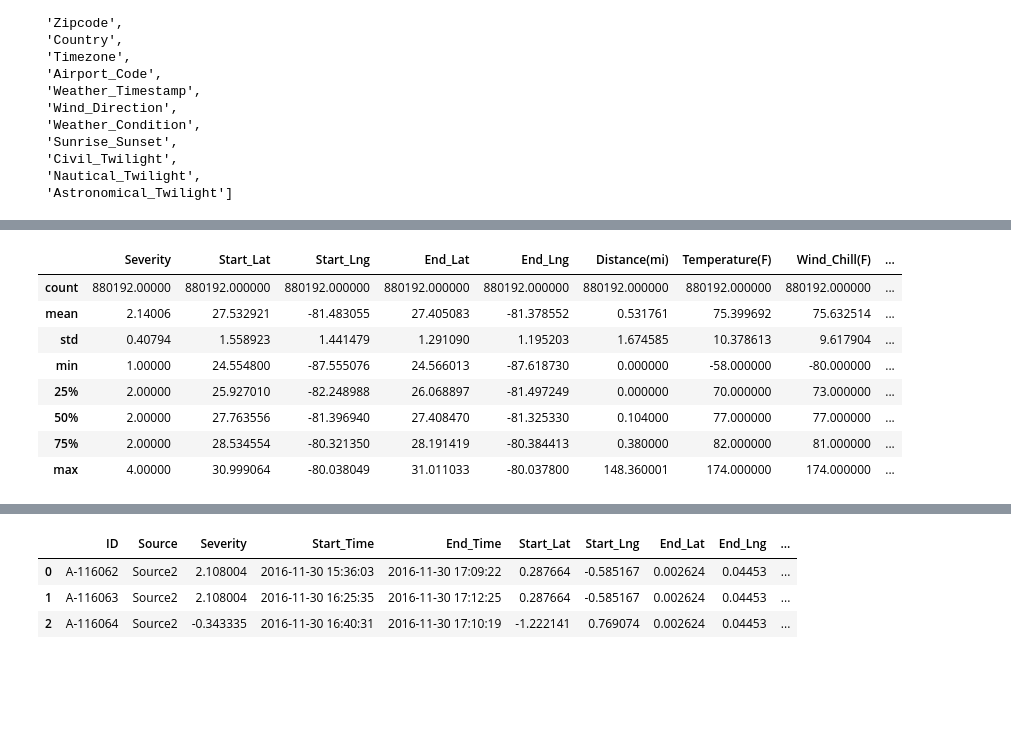
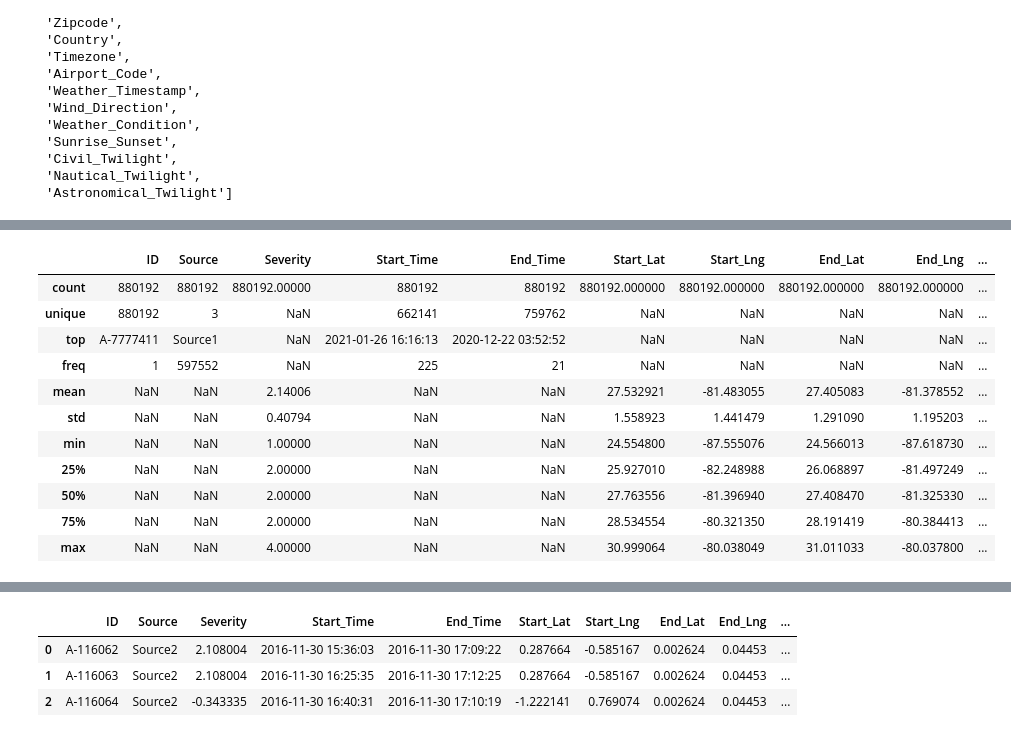
Before and after one commit to edegraciab/final_project, a Jupyter notebook: notebooks/03.EDA_FL.ipynb, the cells around one changed output, grey strips where cells are left out. Saved outputs shown, nothing was run; the diff lists cells and outputs as text; code cells hidden in the pictures; blank space fills up the shorter version.

Commit message:
Update EDA and include draft for Model

```diff
--- a/notebooks/03.EDA_FL.ipynb
+++ b/notebooks/03.EDA_FL.ipynb
@@ -8,7 +8,7 @@ import plotly.express as px
 pd.set_option('display.max_colwidth', None)
 pd.set_option('display.max_columns', None)
 # %%
-csv_file = 'output/US_Accidents_FL.csv'
+csv_file = 'data/US_Accidents_FL.csv'
 
 traffic_accidents_raw = pd.read_csv(csv_file) # leemos el dataset
 # %% [markdown]
@@ -114,9 +115,9 @@ categorical_columns
 # Para columnas numéricas, rellenamos con la mediana
 for col in number_columns:
     median_value = traffic_accidents_raw[col].median()
-    traffic_accidents_raw[col].fillna(median_value, inplace=True)
+    traffic_accidents_raw[col] = traffic_accidents_raw[col].fillna(median_value)
 
 # Para columnas categóricas, rellenamos con la moda
 for col in categorical_columns:
     mode_value = traffic_accidents_raw[col].mode()[0]
-    traffic_accidents_raw[col].fillna(mode_value, inplace=True)
+    traffic_accidents_raw[col] = traffic_accidents_raw[col].fillna(mode_value)
@@ -164,12 +145,15 @@ dtype: int64
 # %%
-traffic_accidents_raw.describe()
+traffic_accidents_raw.describe(include='all')
 # %% [output]
-|  | Severity | Start_Lat | Start_Lng | End_Lat | End_Lng | Distance(mi) | Temperature(F) | Wind_Chill(F) | ... |
-| count | 880192.00000 | 880192.000000 | 880192.000000 | 880192.000000 | 880192.000000 | 880192.000000 | 880192.000000 | 880192.000000 | ... |
-| mean | 2.14006 | 27.532921 | -81.483055 | 27.405083 | -81.378552 | 0.531761 | 75.399692 | 75.632514 | ... |
-| std | 0.40794 | 1.558923 | 1.441479 | 1.291090 | 1.195203 | 1.674585 | 10.378613 | 9.617904 | ... |
-| min | 1.00000 | 24.554800 | -87.555076 | 24.566013 | -87.618730 | 0.000000 | -58.000000 | -80.000000 | ... |
-| 25% | 2.00000 | 25.927010 | -82.248988 | 26.068897 | -81.497249 | 0.000000 | 70.000000 | 73.000000 | ... |
-| 50% | 2.00000 | 27.763556 | -81.396940 | 27.408470 | -81.325330 | 0.104000 | 77.000000 | 77.000000 | ... |
-| 75% | 2.00000 | 28.534554 | -80.321350 | 28.191419 | -80.384413 | 0.380000 | 82.000000 | 81.000000 | ... |
-| max | 4.00000 | 30.999064 | -80.038049 | 31.011033 | -80.037800 | 148.360001 | 174.000000 | 174.000000 | ... |
+|  | ID | Source | Severity | Start_Time | End_Time | Start_Lat | Start_Lng | End_Lat | End_Lng | ... |
+| count | 880192 | 880192 | 880192.00000 | 880192 | 880192 | 880192.000000 | 880192.000000 | 880192.000000 | 880192.000000 | ... |
+| unique | 880192 | 3 | NaN | 662141 | 759762 | NaN | NaN | NaN | NaN | ... |
+| top | A-7777411 | Source1 | NaN | 2021-01-26 16:16:13 | 2020-12-22 03:52:52 | NaN | NaN | NaN | NaN | ... |
+| freq | 1 | 597552 | NaN | 225 | 21 | NaN | NaN | NaN | NaN | ... |
+| mean | NaN | NaN | 2.14006 | NaN | NaN | 27.532921 | -81.483055 | 27.405083 | -81.378552 | ... |
+| std | NaN | NaN | 0.40794 | NaN | NaN | 1.558923 | 1.441479 | 1.291090 | 1.195203 | ... |
+| min | NaN | NaN | 1.00000 | NaN | NaN | 24.554800 | -87.555076 | 24.566013 | -87.618730 | ... |
+| 25% | NaN | NaN | 2.00000 | NaN | NaN | 25.927010 | -82.248988 | 26.068897 | -81.497249 | ... |
+| 50% | NaN | NaN | 2.00000 | NaN | NaN | 27.763556 | -81.396940 | 27.408470 | -81.325330 | ... |
+| 75% | NaN | NaN | 2.00000 | NaN | NaN | 28.534554 | -80.321350 | 28.191419 | -80.384413 | ... |
+| max | NaN | NaN | 4.00000 | NaN | NaN | 30.999064 | -80.038049 | 31.011033 | -80.037800 | ... |
```
Also changed, not shown: parts of 17 cells of this notebook, 2 other files.
